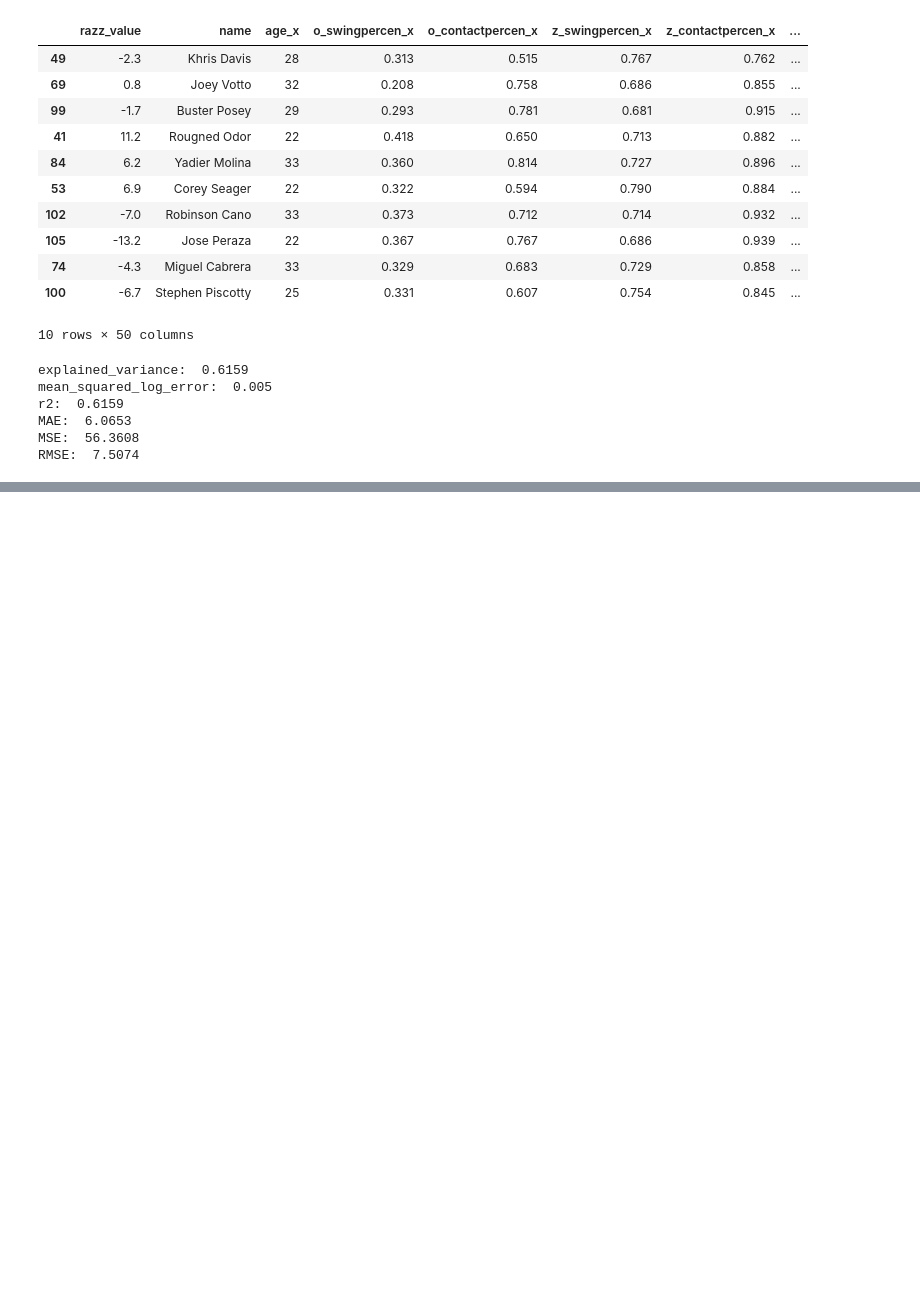
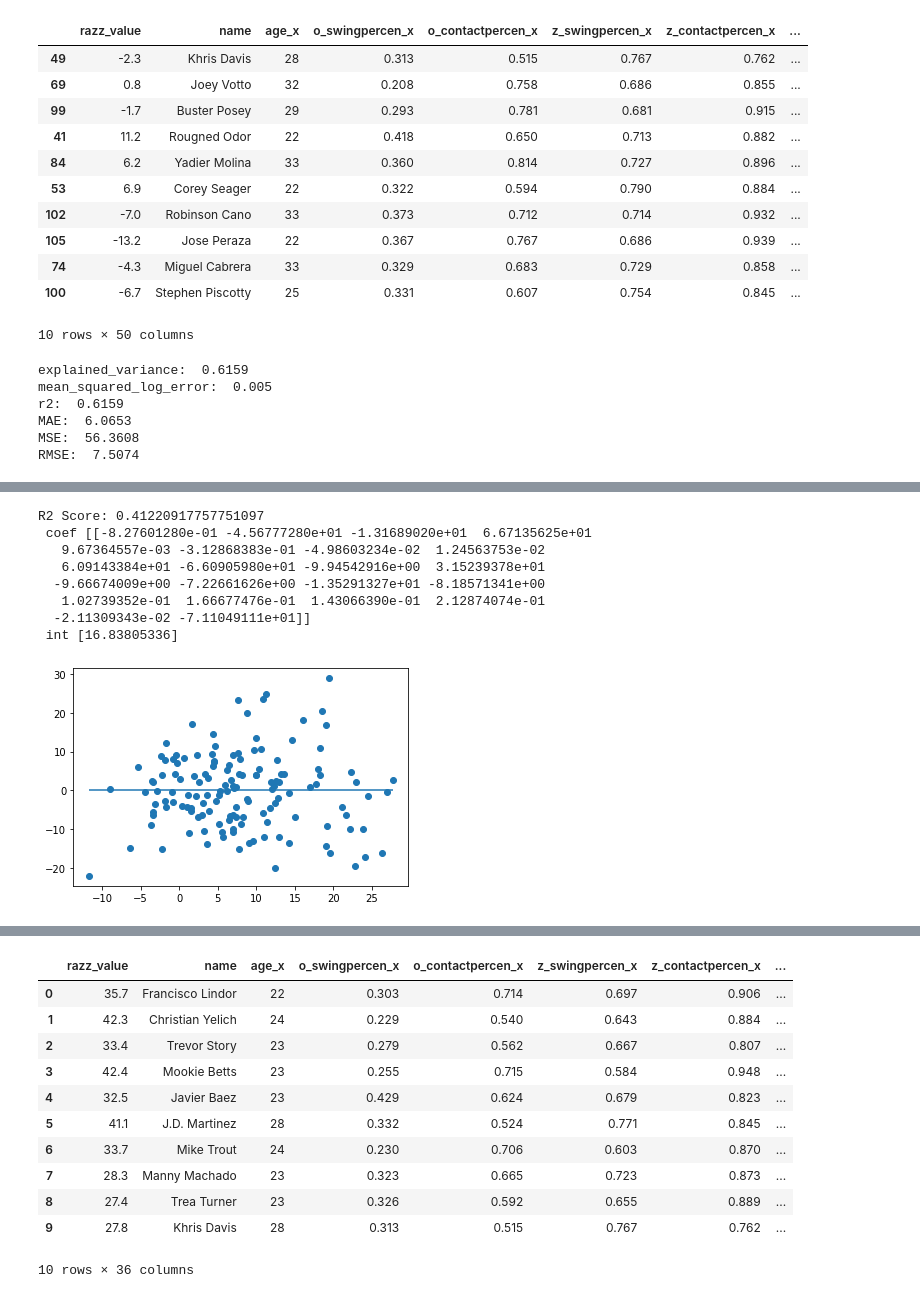
Before and after one commit to RiverJAM/Ultimate-Fantasy-Baseball-Eval-Tool, a Jupyter notebook: ML_Hitters_Pitchers_razz.ipynb, the cells around one changed output, grey strips where cells are left out. Cells and saved outputs as stored; diff of their text form; code cells hidden in the pictures; blank space fills up the shorter version.

```diff
--- a/ML_Hitters_Pitchers_razz.ipynb
+++ b/ML_Hitters_Pitchers_razz.ipynb
@@ -803,0 +804,67 @@ juan.head()
+# %%
+## Two Year Model
+years =['2012','2013','2014', '2015', '2016']
+model = LinearRegression()
+Hitters_Nineteen = hitters.loc[ (hitters['season']==2019)]
+Hitters_Nineteen= Hitters_Nineteen[['name','avg']]
+for year in years:
+    SeasonOne = hitters.loc[ (hitters['season']==int(year))]
+    SeasonTwo = hitters.loc[ (hitters['season']==(int(year)+1))]
+
+    RazzSeason = hitters.loc[ (hitters['season']==(int(year)+2))]
+
+    SeasonOne = SeasonOne[["name", 'age','o_swingpercen','o_contactpercen','z_swingpercen','z_contactpercen','ops','r',
+                          'rbi', 'hr','sb', 'pa', 'kpercen','bbpercen','iffbpercen']]
+    SeasonTwo = SeasonTwo[["name",'age','o_swingpercen','o_contactpercen','z_swingpercen','z_contactpercen','ops','r',
+                          'rbi', 'hr','sb', 'pa', 'kpercen','bbpercen','iffbpercen']]
+    RazzSeason = RazzSeason[['razz_value','name']].dropna()
+    RazzSeason = RazzSeason.merge(SeasonOne , on='name')
+    RazzSeason = RazzSeason.merge(SeasonTwo , on='name')
+    X= RazzSeason[['age_y','o_swingpercen_x', 'o_contactpercen_x',
+        'ops_x', 'rbi_x', 'hr_x',
+       'sb_x', 'pa_x', 'kpercen_x', 'bbpercen_x', 'iffbpercen_x',
+       'o_swingpercen_y', 'o_contactpercen_y', 'z_swingpercen_y',
+       'z_contactpercen_y', 'ops_y', 'r_y', 'rbi_y', 'hr_y', 'sb_y', 'pa_y',
+       'kpercen_y']]
+    y= RazzSeason[['razz_value']].to_numpy()
+
+
+
+    # Fitting our model with all of our features in X
+    model.fit(X, y)
+
+score = model.score(X, y)
+print(f"R2 Score: {score}")
+print(f" coef {model.coef_}")
+print(f" int {model.intercept_}")
+predictions = model.predict(X)
+    # Plot Residuals
+plt.scatter(predictions, predictions - y)
+plt.hlines(y=0, xmin=predictions.min(), xmax=predictions.max())
+plt.show()
+
+X2 = sm.add_constant(X)
+est = sm.OLS(y, X2)
+est2 = est.fit()
+print(est2.summary())
+
+predictions = model.predict(X)
+RazzSeason['predictions']= predictions
+RazzSeason['predictions_ranks'] =RazzSeason['predictions'].rank(ascending=False)
+RazzSeason['razz_ranks'] =RazzSeason['razz_value'].rank(ascending=False)
+
+RazzSeason= RazzSeason.merge(Hitters_Nineteen, on='name')
+RazzSeason['adp_ranks'] = RazzSeason['avg'].rank(ascending=True)
+RazzSeason['rating_diff']= ( RazzSeason['adp_ranks'] - RazzSeason['predictions_ranks'])
+hitters_ranked = RazzSeason
+hitters_ranked.head(10)
+# %% [output]
+R2 Score: 0.41220917757751097
+ coef [[-8.27601280e-01 -4.56777280e+01 -1.31689020e+01  6.67135625e+01
+   9.67364557e-03 -3.12868383e-01 -4.98603234e-02  1.24563753e-02
+   6.09143384e+01 -6.60905980e+01 -9.94542916e+00  3.15239378e+01
+  -9.66674009e+00 -7.22661626e+00 -1.35291327e+01 -8.18571341e+00
+   1.02739352e-01  1.66677476e-01  1.43066390e-01  2.12874074e-01
+  -2.11309343e-02 -7.11049111e+01]]
+ int [16.83805336]
+[figure, added]
@@ -803,0 +888,12 @@ juan.head()
+|  | razz_value | name | age_x | o_swingpercen_x | o_contactpercen_x | z_swingpercen_x | z_contactpercen_x | ... |
+| 0 | 35.7 | Francisco Lindor | 22 | 0.303 | 0.714 | 0.697 | 0.906 | ... |
+| 1 | 42.3 | Christian Yelich | 24 | 0.229 | 0.540 | 0.643 | 0.884 | ... |
+| 2 | 33.4 | Trevor Story | 23 | 0.279 | 0.562 | 0.667 | 0.807 | ... |
+| 3 | 42.4 | Mookie Betts | 23 | 0.255 | 0.715 | 0.584 | 0.948 | ... |
+| 4 | 32.5 | Javier Baez | 23 | 0.429 | 0.624 | 0.679 | 0.823 | ... |
+| 5 | 41.1 | J.D. Martinez | 28 | 0.332 | 0.524 | 0.771 | 0.845 | ... |
+| 6 | 33.7 | Mike Trout | 24 | 0.230 | 0.706 | 0.603 | 0.870 | ... |
+| 7 | 28.3 | Manny Machado | 23 | 0.323 | 0.665 | 0.723 | 0.873 | ... |
+| 8 | 27.4 | Trea Turner | 23 | 0.326 | 0.592 | 0.655 | 0.889 | ... |
+| 9 | 27.8 | Khris Davis | 28 | 0.313 | 0.515 | 0.767 | 0.762 | ... |
+10 rows × 36 columns
```
Also changed, not shown: parts of 10 cells of this notebook, 5 other files.
